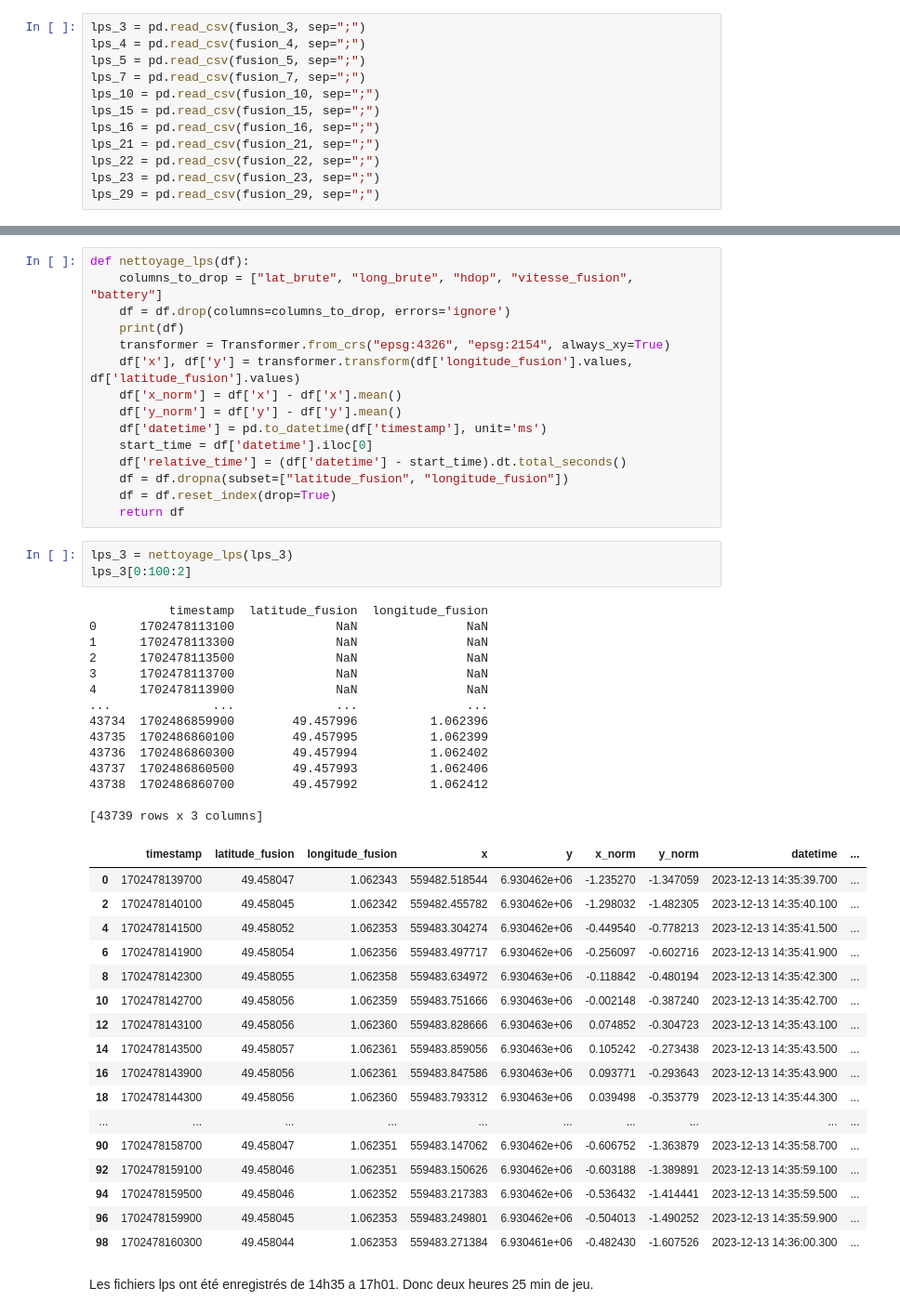
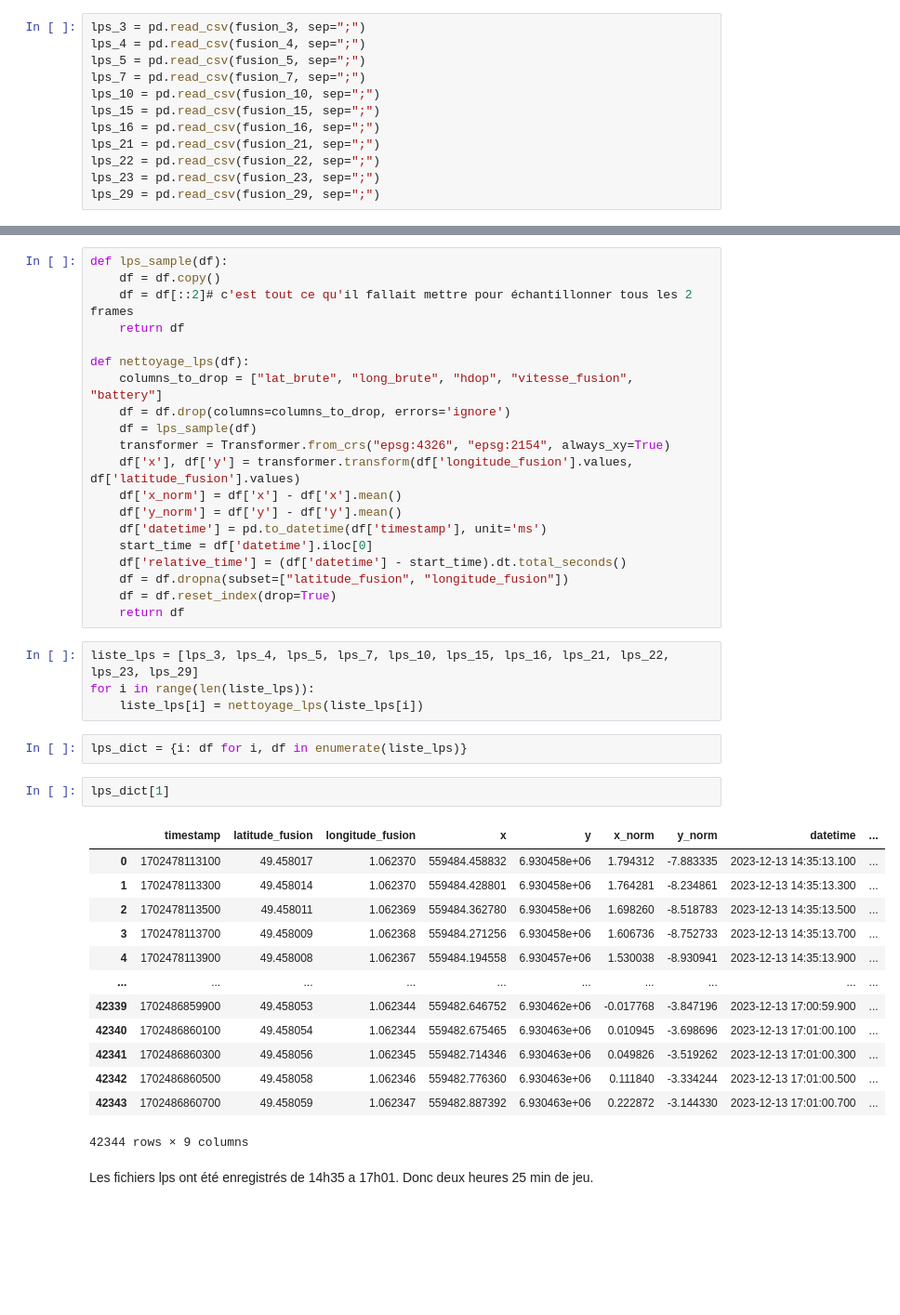
Before and after one commit to Uthmankontao/Stage_DynaTeam, a Jupyter notebook: notebooks/05_basket_viz.ipynb, the cells around one changed output, grey strips where cells are left out. Shown at 93% size. Drawn from its saved outputs; the diff is of its cells as text; blank space fills up the shorter version.

```diff
--- a/notebooks/05_basket_viz.ipynb
+++ b/notebooks/05_basket_viz.ipynb
@@ -138,8 +40,13 @@ lps_3.head(5)
 # %%
+def lps_sample(df):
+    df = df.copy()
+    df = df[::2]# c'est tout ce qu'il fallait mettre pour échantillonner tous les 2 frames
+    return df
+
 def nettoyage_lps(df):
     columns_to_drop = ["lat_brute", "long_brute", "hdop", "vitesse_fusion", "battery"]
     df = df.drop(columns=columns_to_drop, errors='ignore')
-    print(df)
+    df = lps_sample(df)
     transformer = Transformer.from_crs("epsg:4326", "epsg:2154", always_xy=True)
     df['x'], df['y'] = transformer.transform(df['longitude_fusion'].values, df['latitude_fusion'].values)
     df['x_norm'] = df['x'] - df['x'].mean()
@@ -150,41 +57,28 @@ def nettoyage_lps(df):
     df = df.dropna(subset=["latitude_fusion", "longitude_fusion"])
     df = df.reset_index(drop=True)
     return df
-# %%
-lps_3 = nettoyage_lps(lps_3)
-lps_3[0:100:2]
-# %% [output]
-           timestamp  latitude_fusion  longitude_fusion
-0      1702478113100              NaN               NaN
-1      1702478113300              NaN               NaN
-2      1702478113500              NaN               NaN
-3      1702478113700              NaN               NaN
-4      1702478113900              NaN               NaN
-...              ...              ...               ...
-43734  1702486859900        49.457996          1.062396
-43735  1702486860100        49.457995          1.062399
-43736  1702486860300        49.457994          1.062402
-43737  1702486860500        49.457993          1.062406
-43738  1702486860700        49.457992          1.062412
-
-[43739 rows x 3 columns]
-|  | timestamp | latitude_fusion | longitude_fusion | x | y | x_norm | y_norm | datetime | ... |
-| 0 | 1702478139700 | 49.458047 | 1.062343 | 559482.518544 | 6.930462e+06 | -1.235270 | -1.347059 | 2023-12-13 14:35:39.700 | ... |
-| 2 | 1702478140100 | 49.458045 | 1.062342 | 559482.455782 | 6.930462e+06 | -1.298032 | -1.482305 | 2023-12-13 14:35:40.100 | ... |
-| 4 | 1702478141500 | 49.458052 | 1.062353 | 559483.304274 | 6.930462e+06 | -0.449540 | -0.778213 | 2023-12-13 14:35:41.500 | ... |
-| 6 | 1702478141900 | 49.458054 | 1.062356 | 559483.497717 | 6.930462e+06 | -0.256097 | -0.602716 | 2023-12-13 14:35:41.900 | ... |
-| 8 | 1702478142300 | 49.458055 | 1.062358 | 559483.634972 | 6.930463e+06 | -0.118842 | -0.480194 | 2023-12-13 14:35:42.300 | ... |
-| 10 | 1702478142700 | 49.458056 | 1.062359 | 559483.751666 | 6.930463e+06 | -0.002148 | -0.387240 | 2023-12-13 14:35:42.700 | ... |
-| 12 | 1702478143100 | 49.458056 | 1.062360 | 559483.828666 | 6.930463e+06 | 0.074852 | -0.304723 | 2023-12-13 14:35:43.100 | ... |
-| 14 | 1702478143500 | 49.458057 | 1.062361 | 559483.859056 | 6.930463e+06 | 0.105242 | -0.273438 | 2023-12-13 14:35:43.500 | ... |
-| 16 | 1702478143900 | 49.458056 | 1.062361 | 559483.847586 | 6.930463e+06 | 0.093771 | -0.293643 | 2023-12-13 14:35:43.900 | ... |
-| 18 | 1702478144300 | 49.458056 | 1.062360 | 559483.793312 | 6.930463e+06 | 0.039498 | -0.353779 | 2023-12-13 14:35:44.300 | ... |
-| ... | ... | ... | ... | ... | ... | ... | ... | ... | ... |
-| 90 | 1702478158700 | 49.458047 | 1.062351 | 559483.147062 | 6.930462e+06 | -0.606752 | -1.363879 | 2023-12-13 14:35:58.700 | ... |
-| 92 | 1702478159100 | 49.458046 | 1.062351 | 559483.150626 | 6.930462e+06 | -0.603188 | -1.389891 | 2023-12-13 14:35:59.100 | ... |
-| 94 | 1702478159500 | 49.458046 | 1.062352 | 559483.217383 | 6.930462e+06 | -0.536432 | -1.414441 | 2023-12-13 14:35:59.500 | ... |
-| 96 | 1702478159900 | 49.458045 | 1.062353 | 559483.249801 | 6.930462e+06 | -0.504013 | -1.490252 | 2023-12-13 14:35:59.900 | ... |
-| 98 | 1702478160300 | 49.458044 | 1.062353 | 559483.271384 | 6.930461e+06 | -0.482430 | -1.607526 | 2023-12-13 14:36:00.300 | ... |
+# %%
+liste_lps = [lps_3, lps_4, lps_5, lps_7, lps_10, lps_15, lps_16, lps_21, lps_22, lps_23, lps_29]
+for i in range(len(liste_lps)):
+    liste_lps[i] = nettoyage_lps(liste_lps[i])
+# %%
+lps_dict = {i: df for i, df in enumerate(liste_lps)}
+# %%
+lps_dict[1]
+# %% [output]
+|  | timestamp | latitude_fusion | longitude_fusion | x | y | x_norm | y_norm | datetime | ... |
+| 0 | 1702478113100 | 49.458017 | 1.062370 | 559484.458832 | 6.930458e+06 | 1.794312 | -7.883335 | 2023-12-13 14:35:13.100 | ... |
+| 1 | 1702478113300 | 49.458014 | 1.062370 | 559484.428801 | 6.930458e+06 | 1.764281 | -8.234861 | 2023-12-13 14:35:13.300 | ... |
+| 2 | 1702478113500 | 49.458011 | 1.062369 | 559484.362780 | 6.930458e+06 | 1.698260 | -8.518783 | 2023-12-13 14:35:13.500 | ... |
+| 3 | 1702478113700 | 49.458009 | 1.062368 | 559484.271256 | 6.930458e+06 | 1.606736 | -8.752733 | 2023-12-13 14:35:13.700 | ... |
+| 4 | 1702478113900 | 49.458008 | 1.062367 | 559484.194558 | 6.930457e+06 | 1.530038 | -8.930941 | 2023-12-13 14:35:13.900 | ... |
+| ... | ... | ... | ... | ... | ... | ... | ... | ... | ... |
+| 42339 | 1702486859900 | 49.458053 | 1.062344 | 559482.646752 | 6.930462e+06 | -0.017768 | -3.847196 | 2023-12-13 17:00:59.900 | ... |
+| 42340 | 1702486860100 | 49.458054 | 1.062344 | 559482.675465 | 6.930463e+06 | 0.010945 | -3.698696 | 2023-12-13 17:01:00.100 | ... |
+| 42341 | 1702486860300 | 49.458056 | 1.062345 | 559482.714346 | 6.930463e+06 | 0.049826 | -3.519262 | 2023-12-13 17:01:00.300 | ... |
+| 42342 | 1702486860500 | 49.458058 | 1.062346 | 559482.776360 | 6.930463e+06 | 0.111840 | -3.334244 | 2023-12-13 17:01:00.500 | ... |
+| 42343 | 1702486860700 | 49.458059 | 1.062347 | 559482.887392 | 6.930463e+06 | 0.222872 | -3.144330 | 2023-12-13 17:01:00.700 | ... |
+42344 rows × 9 columns
 # %% [markdown]
 Les fichiers lps ont été enregistrés de 14h35 a 17h01. Donc deux heures 25 min de jeu.
 # %% [markdown]
```
Also changed, not shown: parts of 46 cells of this notebook, 2 other files.
